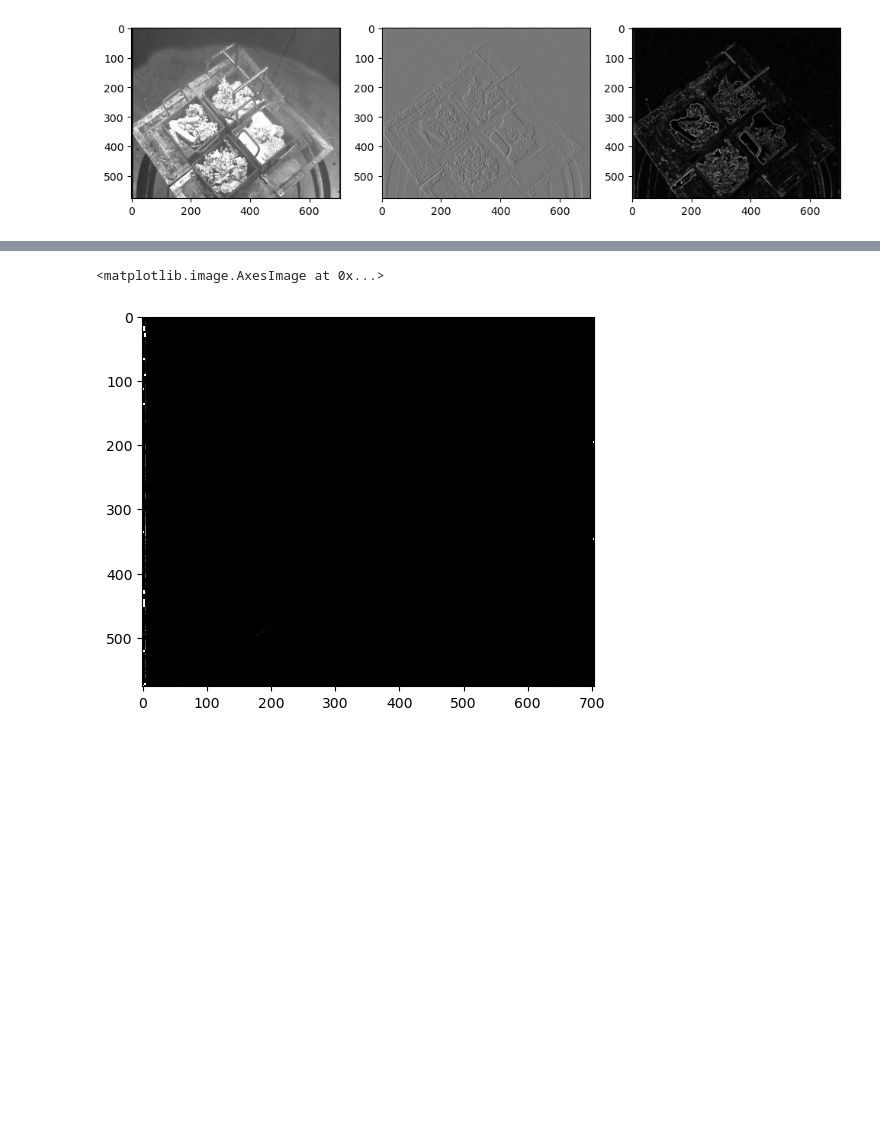
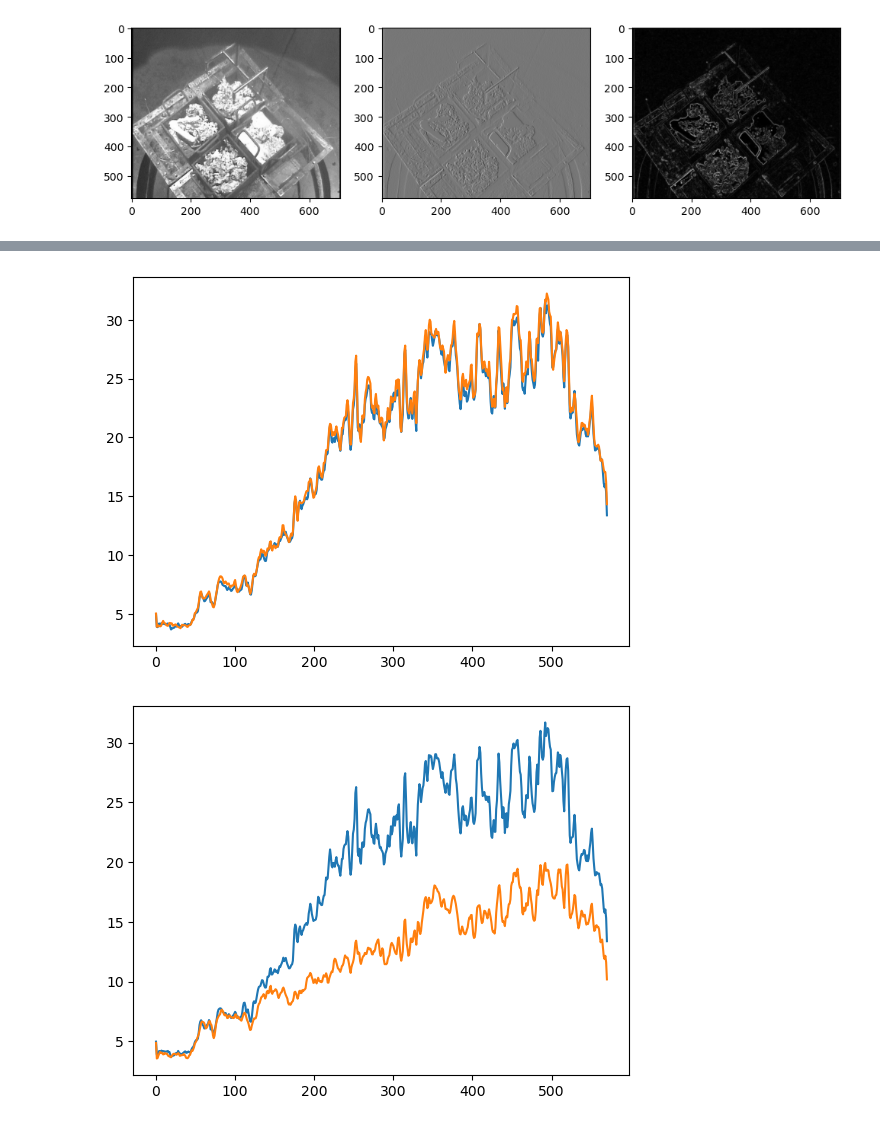
Before and after one commit to muthuganeshece/CVProjects, a Jupyter notebook: SodiumDisposal/Notebook/VisibilityEstimation.ipynb, the cells around one changed output, grey strips where cells are left out. Saved outputs shown, nothing was run; the diff lists cells and outputs as text; code cells hidden in the pictures; blank space fills up the shorter version.

Commit message:
update blur and edge detection

```diff
--- a/SodiumDisposal/Notebook/VisibilityEstimation.ipynb
+++ b/SodiumDisposal/Notebook/VisibilityEstimation.ipynb
@@ -9,9 +9,7 @@ path = r"F:\Work\SOCAAutomation\Dataset\Images\VisibilityEstimation"
 Files = os.listdir(path)
 Files = sorted(Files, key = lambda x: int(os.path.splitext(x)[0]))
 # %%
-def edge_detection(File):
-    img = cv.imread(File)
-    gray = cv.cvtColor(img, cv.COLOR_BGR2GRAY)
+def edge_detection(gray):
     gradx = cv.Sobel(gray, cv.CV_64F, 1, 0, ksize=3)
     grady = cv.Sobel(gray, cv.CV_64F, 0, 1, ksize=3)
     return gradx, grady, gray
@@ -136,5 +101,37 @@ res[res == np.nan] = 0
-# %%
-plt.imshow(res, cmap='gray')
-# %% [output]
-<matplotlib.image.AxesImage at 0x...>
-[figure, removed]
+# %%
+def preprocess(img, kernelsize):
+    gray_img = convertgray(img)
+    img1_blur = cv.GaussianBlur(gray_img, (kernelsize, kernelsize), 0)
+    gradx, grady, a = edge_detection(img1_blur)
+    grad_mag = cv.magnitude(gradx, grady)
+    grad_mag_norm = cv.normalize(grad_mag, None, 0, 255, cv.NORM_MINMAX)
+    return grad_mag_norm
+# %%
+def convertgray(File):
+    img = cv.imread(File)
+    gray = cv.cvtColor(img, cv.COLOR_BGR2GRAY)
+    return gray
+# %%
+frames = Files
+img_transform = []
+gray_images = []
+for i in range(len(Files)):
+    img_transform.append(preprocess(path + "/" + frames[i], 5))
+    gray_images.append(convertgray(path + "/" + frames[i]))
+
+
+
+# for j in range(1, len(Files)):
+#     plot_images2by2(img_transform[0], img_transform[j])
+#     plot_images2by2(gray_images[0], gray_images[j])
+# %%
+# Horizontal Mean
+means = []
+for j in range(1, len(Files)):
+    plt.plot(np.mean(img_transform[0], axis=1)[5:])
+    plt.plot(np.mean(img_transform[j], axis=1)[5:])
+    means.append(np.mean(img_transform[j]))
+    plt.show()
+# %% [output]
+[figure, added]
+[figure, added]
```
Also changed, not shown: parts of 14 cells of this notebook.
